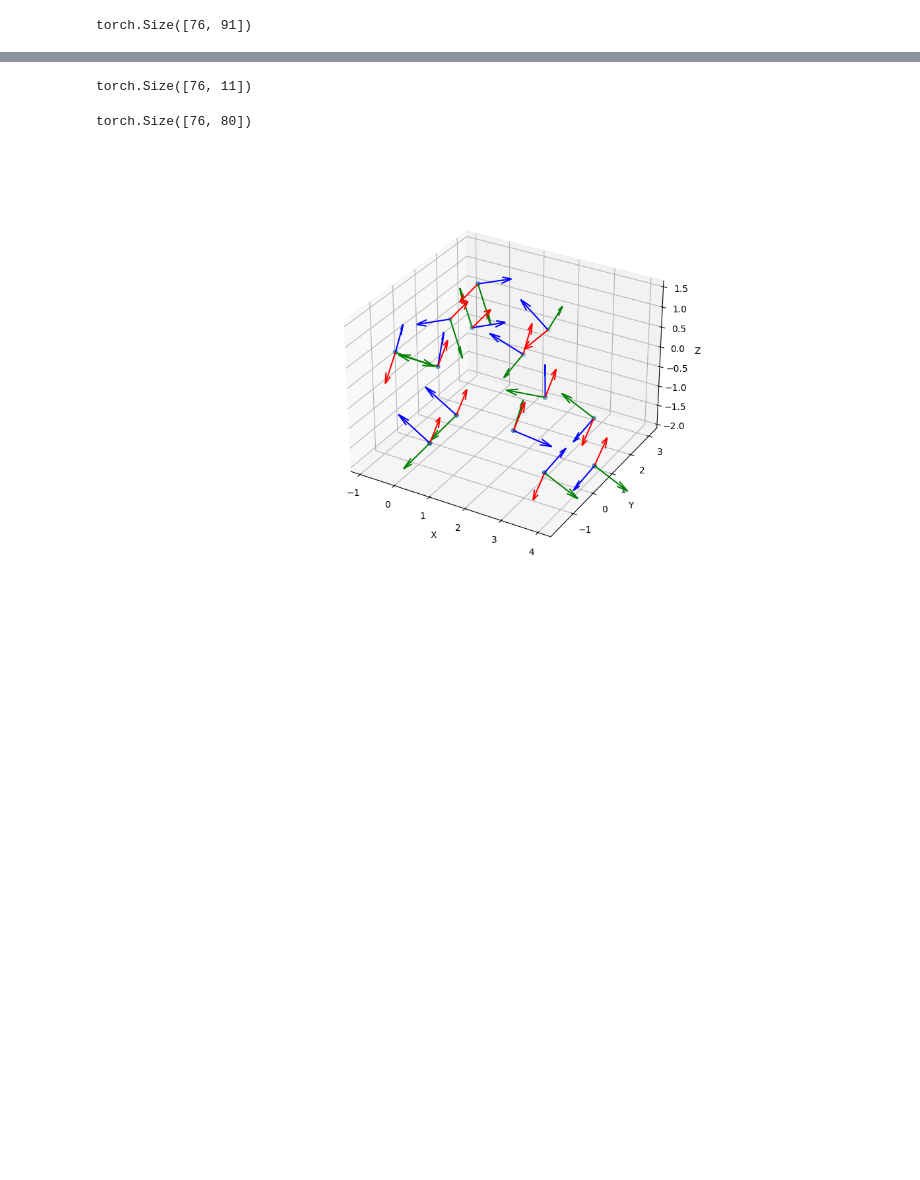
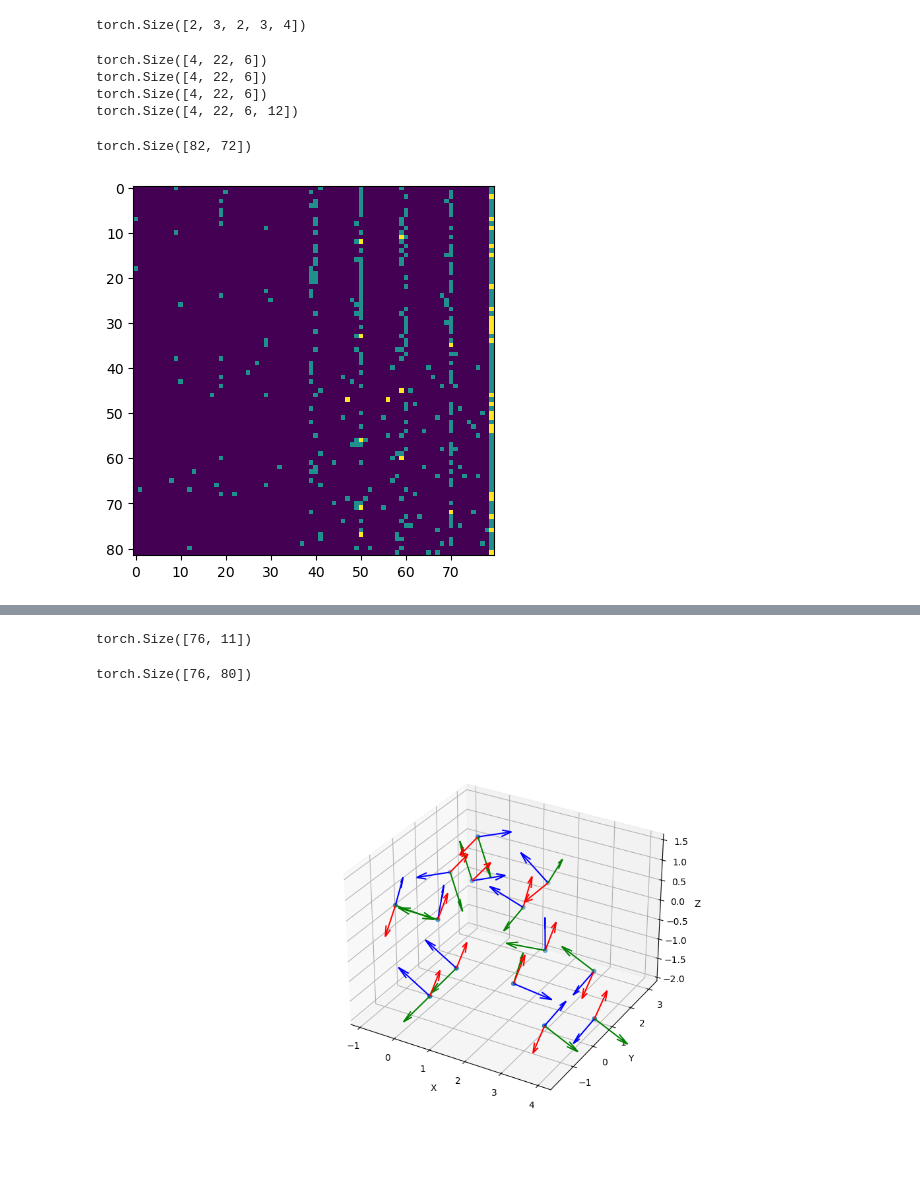
Before and after one commit to nhat-vo/Graph-LRF, a Jupyter notebook: main.ipynb, the cells around one changed output, grey strips where cells are left out. Drawn from its saved outputs; the diff is of its cells as text; code cells hidden in the pictures; blank space fills up the shorter version.

```diff
--- a/main.ipynb
+++ b/main.ipynb
@@ -68,6 +69,6 @@ qm9_val_loader = G.loader.DataLoader(
     qm9, batch_size=BATCH_SIZE, pin_memory=True, num_workers=0
 )
 # %%
-qm9_train_loader, qm9_val_loader = data.qm9(DATA_PATH, batch_size=4)
+qm9_train_loader, qm9_val_loader, _ = data.qm9(DATA_PATH, batch_size=4)
 # %%
 batch = next(iter(qm9_train_loader))
@@ -74,6 +90,22 @@ batch = next(iter(qm9_train_loader))
+# %%
+x[:, :, idx].shape
+# %% [output]
+torch.Size([2, 3, 2, 3, 4])
 # %%
 shot, lrfs = SHOTDescriptor()(batch.pos, batch.batch, return_lrfs=True)
-# %%
-torch.cat([batch.x, shot], dim=1).shape
-# %% [output]
-torch.Size([76, 91])
+# %%
+rops, lrfs = ROPSDescriptor()(batch.pos, batch.batch, return_lrfs=True)
+# %% [output]
+torch.Size([4, 22, 6])
+torch.Size([4, 22, 6])
+torch.Size([4, 22, 6])
+torch.Size([4, 22, 6, 12])
+# %%
+rops.shape
+# %% [output]
+torch.Size([82, 72])
+# %%
+plt.imshow(shot)
+plt.show()
+# %% [output]
+[figure, added]
```
Also changed, not shown: parts of 9 cells of this notebook, 6 other files.
